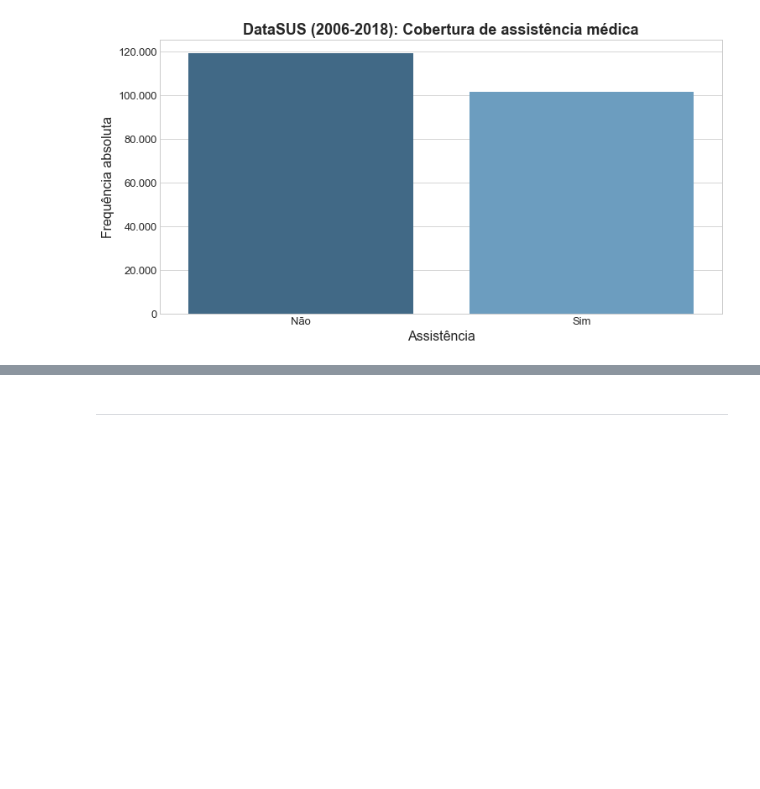
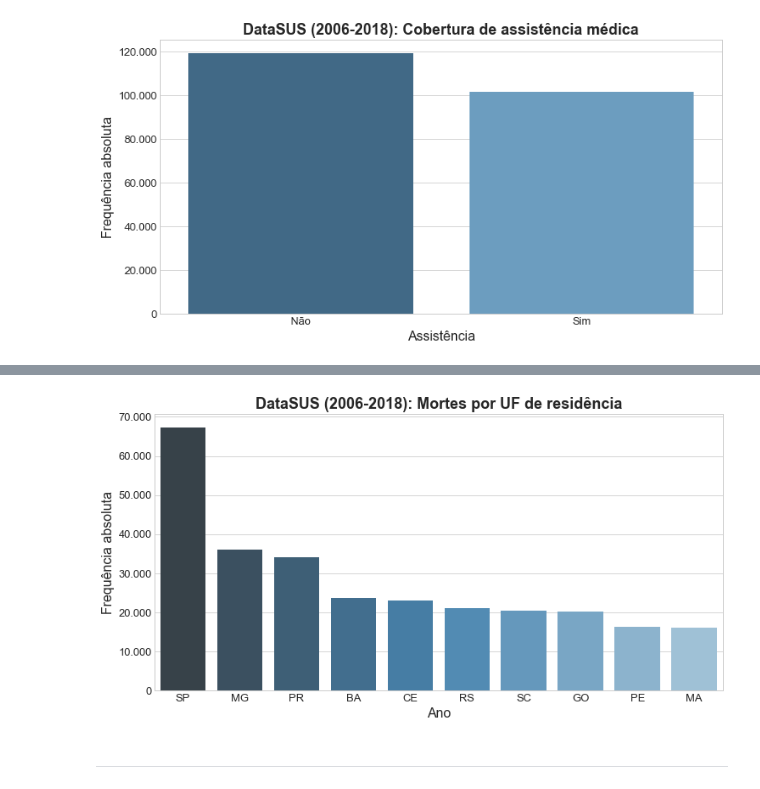
Before and after one commit to soterolab/datasus, a Jupyter notebook: 02-exploring-data.ipynb, the cells around one changed output, grey strips where cells are left out. Cells and saved outputs as stored; diff of their text form; code cells hidden in the pictures; blank space fills up the shorter version.

```diff
--- a/02-exploring-data.ipynb
+++ b/02-exploring-data.ipynb
@@ -8,6 +11,7 @@ import seaborn as sns
 plt.style.use('seaborn-whitegrid')
 # %%
 file_path = './datasus_tidy.pkl'
+uf_json = './siglas_uf.json'
 # %%
 palette = 'Blues_d'
 
@@ -22,6 +26,8 @@ def format_milhar(y, _):
 
 def format_decimal(y, _):
     return '{:#.3f}'.format(float(y)).replace('.', ',')
+
+remover_acentos = lambda text: normalize('NFD', str(text)).encode('ascii', 'ignore').decode('utf-8')
 # %%
 data = pd.read_pickle(file_path, compression='zip')
 # %%
@@ -167,3 +194,23 @@ plt.show()
+# %%
+with open(uf_json, 'r') as file:
+    uf_mapper = json.loads(file.read())
+
+data['UFMunicipioResidencia'] = data.UFMunicipioResidencia.apply(remover_acentos).str.title().map(uf_mapper)
+# %%
+fig, ax = plt.subplots(figsize=fig_size)
+ax.set_title('DataSUS (2006-2018): Mortes por UF de residência', fontsize=title_size, fontweight='bold')
+
+sns.countplot(x=data.UFMunicipioResidencia, palette=palette, ax=ax,
+              order=data.UFMunicipioResidencia.value_counts().head(10).index)
+
+ax.set_ylabel('Frequência absoluta', fontsize=label_size)
+ax.set_xlabel('Ano', fontsize=label_size)
+ax.tick_params(labelsize=tick_size)
+ax.yaxis.set_major_formatter(FuncFormatter(format_milhar))
+
+plt.show()
+# %% [output]
+[figure, added]
 # %% [markdown]
 ***
 # %%
```
Also changed, not shown: parts of 5 cells of this notebook, 1 other file.
